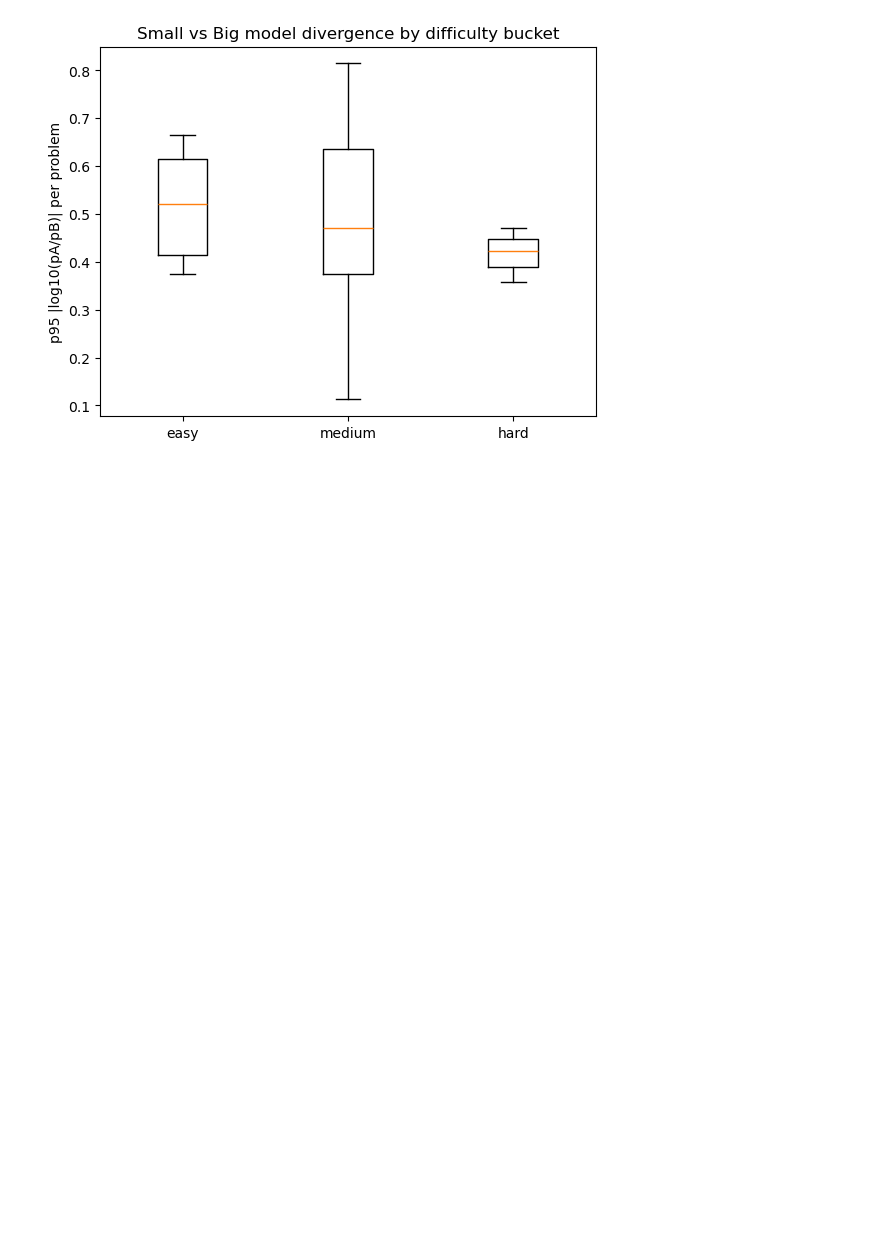
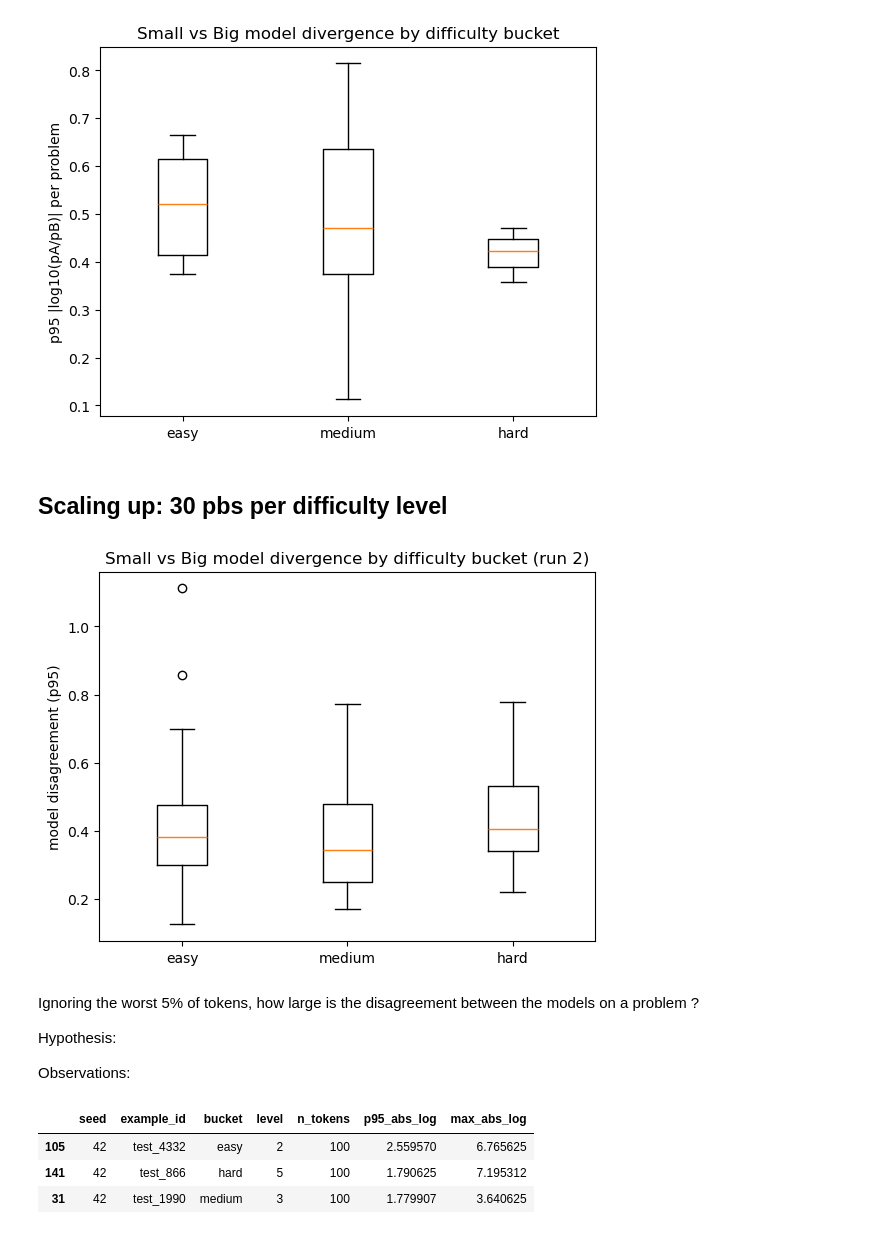
Before and after one commit to Allegra0077/llm-cross-eval, a Jupyter notebook: notebooks/exp3_visualize.ipynb, the cells around one changed output. Cells and saved outputs as stored; diff of their text form; code cells hidden in the pictures; blank space fills up the shorter version.

```diff
--- a/notebooks/exp3_visualize.ipynb
+++ b/notebooks/exp3_visualize.ipynb
@@ -60,3 +60,34 @@ plt.title("Small vs Big model divergence by difficulty bucket")
 plt.show()
 # %% [output]
 [figure]
+# %% [markdown]
+## Scaling up: 30 pbs per difficulty level
+# %%
+csv_path_2 = "/Data/allegra-maria-pia.boustany/llm_cross_eval/results/exp1_turn1_Qwen3-4B-Thinking-2507_vs_Qwen3-30B-A3B-Thinking-2507_1768516569.csv"
+df2 = pd.read_csv(csv_path_2)
+
+df2["ratio"] = df2["ratio_pA_over_pB"].clip(lower=1e-30)
+df2["log10_ratio"] = np.log10(df2["ratio"])
+df2["abs_log10_ratio"] = df2["log10_ratio"].abs()
+
+per_problem_2 = df2.groupby(group_cols).agg(
+    n_tokens=("token_idx", "count"),
+    mean_abs_log10=("abs_log10_ratio", "mean"),
+    p95_abs_log10=("abs_log10_ratio", lambda x: np.percentile(x, 95)),
+    max_abs_log10=("abs_log10_ratio", "max"),
+).reset_index()
+
+data2 = [per_problem_2.loc[per_problem_2["bucket"]==b, "p95_abs_log10"].values for b in order]
+plt.figure()
+plt.boxplot(data2, labels=order)
+plt.ylabel("model disagreement (p95)")
+plt.title("Small vs Big model divergence by difficulty bucket (run 2)")
+plt.show()
+# %% [output]
+[figure, added]
+# %% [markdown]
+Ignoring the worst 5% of tokens, how large is the disagreement between the models on a problem ?
+
+Hypothesis:
+
+Observations:
@@ -62,0 +105,25 @@ plt.show()
+# %%
+group_cols = ["seed", "example_id", "bucket", "level"]
+
+per_problem = (
+    df2.groupby(group_cols)
+      .agg(
+          n_tokens=("token_idx", "count"),
+          p95_abs_log=("abs_log_ratio", lambda x: np.percentile(x, 95)),
+          max_abs_log=("abs_log_ratio", "max"),
+      )
+      .reset_index()
+)
+
+# choose 1 example per bucket: "most divergent" by p95
+rep = (
+    per_problem.sort_values(["bucket", "p95_abs_log"], ascending=[True, False])
+               .groupby("bucket", as_index=False)
+               .head(1)
+)
+rep
+# %% [output]
+|  | seed | example_id | bucket | level | n_tokens | p95_abs_log | max_abs_log |
+| 105 | 42 | test_4332 | easy | 2 | 100 | 2.559570 | 6.765625 |
+| 141 | 42 | test_866 | hard | 5 | 100 | 1.790625 | 7.195312 |
+| 31 | 42 | test_1990 | medium | 3 | 100 | 1.779907 | 3.640625 |
```
Also changed, not shown: parts of 9 cells of this notebook, 2 other files.
